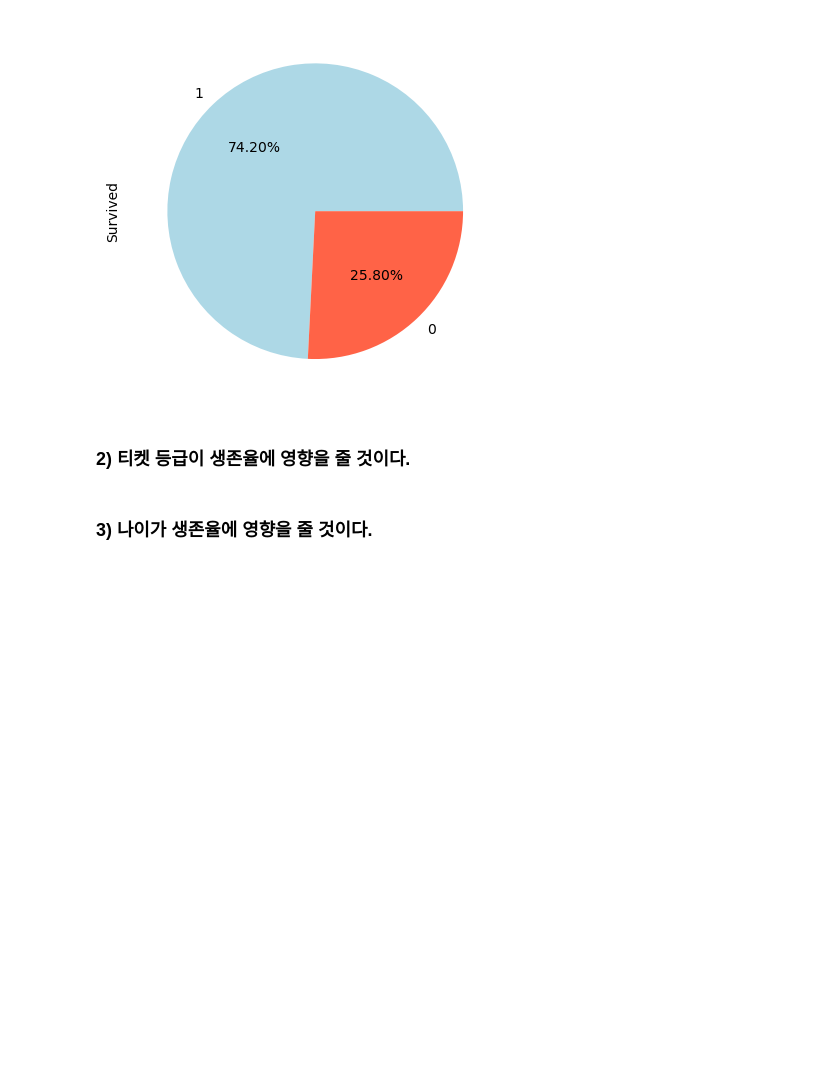
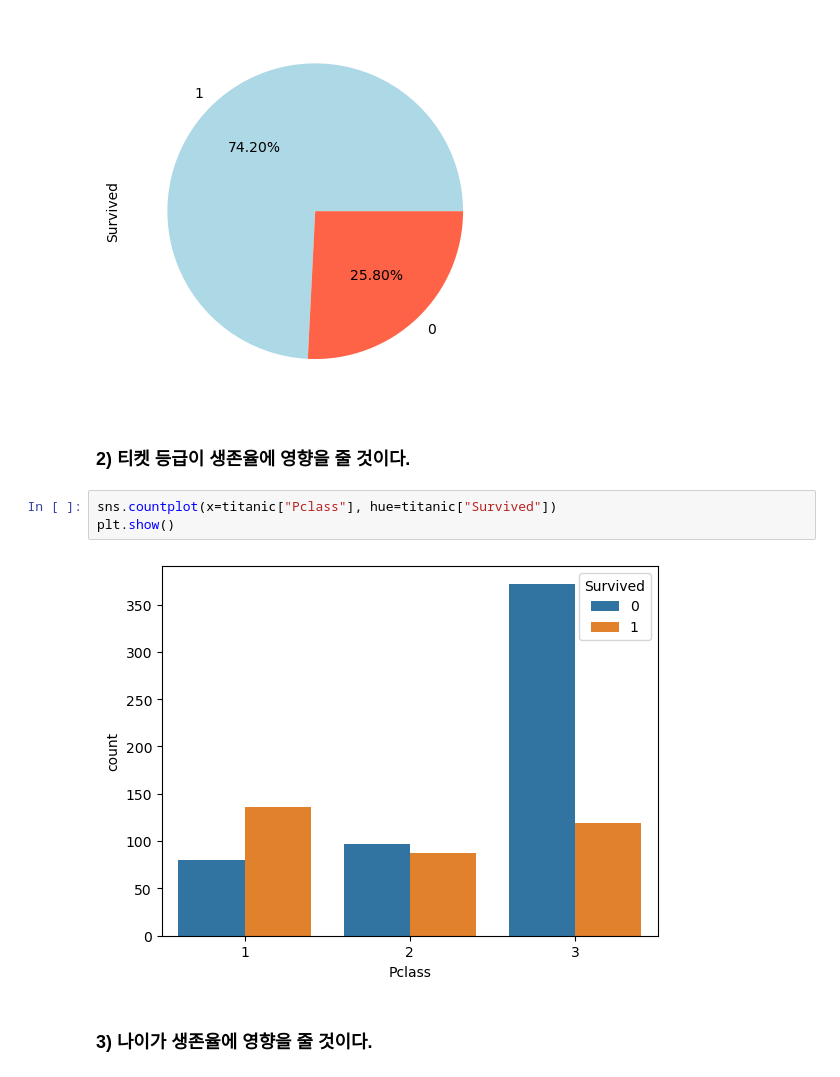
Before and after one commit to suminhand/Titanic, a Jupyter notebook: 과제1_제출용.ipynb, the cells around one changed output. Saved outputs shown, nothing was run; the diff lists cells and outputs as text; blank space fills up the shorter version.

```diff
--- a/과제1_제출용.ipynb
+++ b/과제1_제출용.ipynb
@@ -126,6 +126,11 @@ plt.show()
 [figure]
 # %% [markdown]
 ### 2) 티켓 등급이 생존율에 영향을 줄 것이다.
+# %%
+sns.countplot(x=titanic["Pclass"], hue=titanic["Survived"])
+plt.show()
+# %% [output]
+[figure, added]
 # %% [markdown]
 ### 3) 나이가 생존율에 영향을 줄 것이다.
 # %%
```
Also changed, not shown: parts of 3 cells of this notebook.
